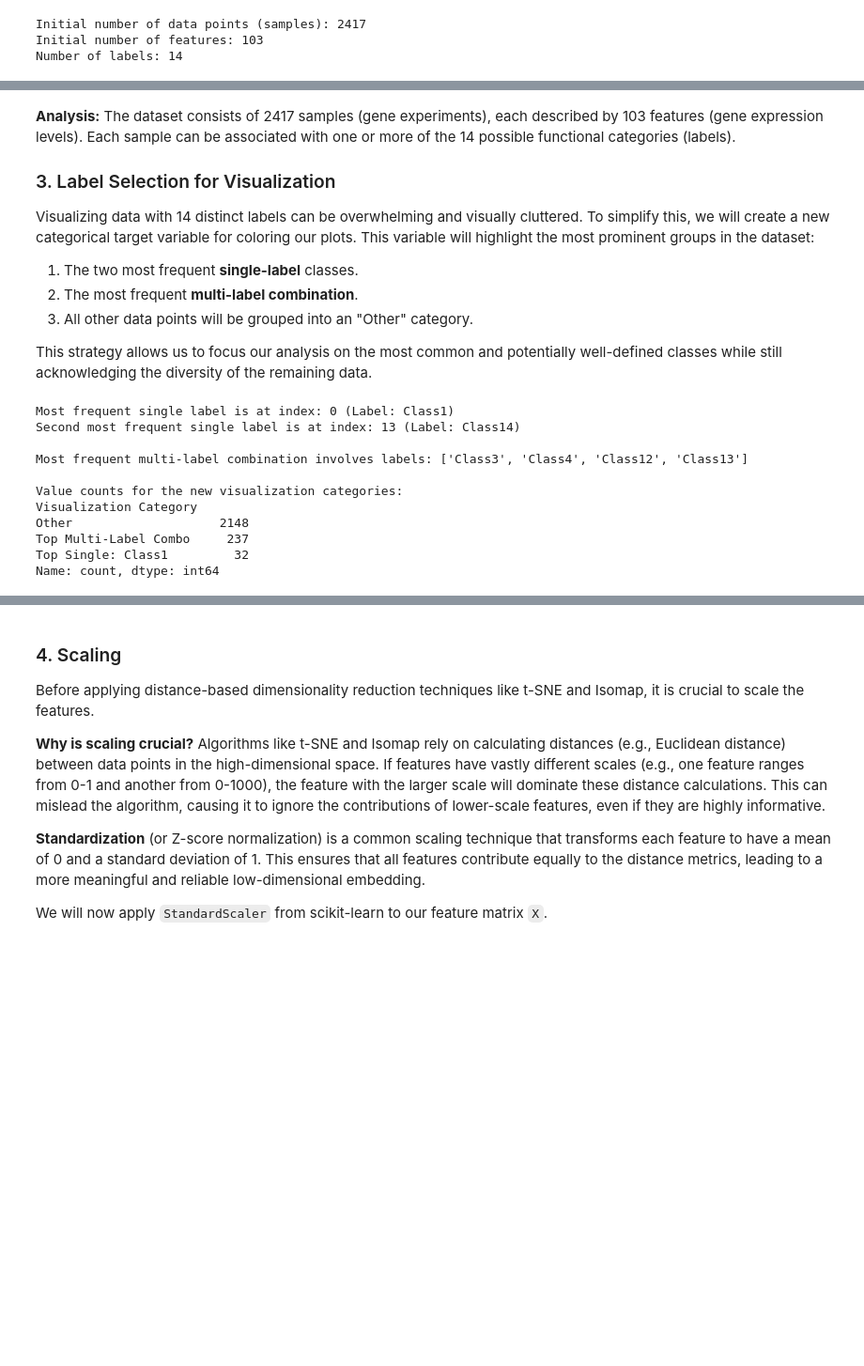
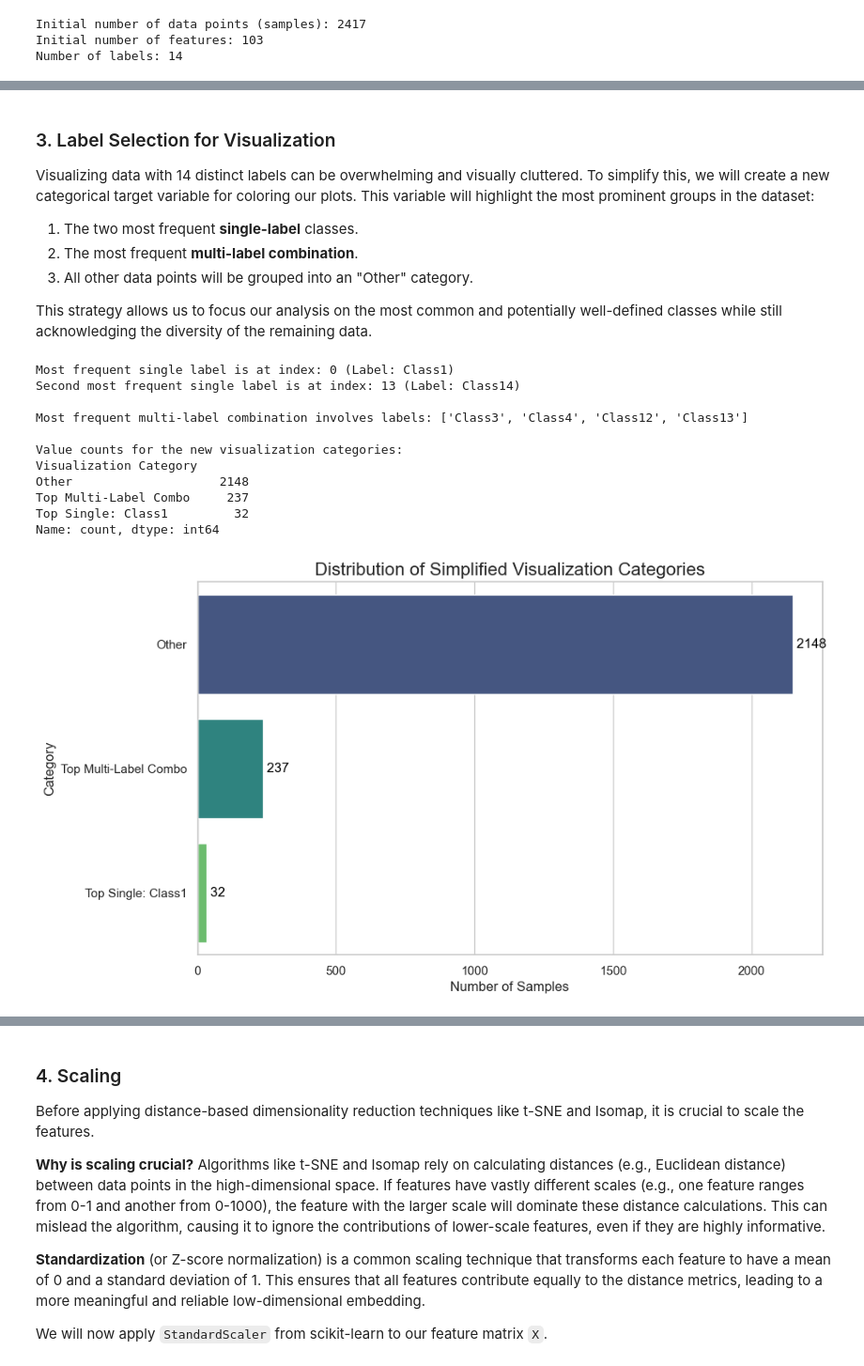
Before and after one commit to Saranath07/Assignment-5-DA5401-da25e003, a Jupyter notebook: da25e003_Assignment_5.ipynb, the cells around one changed output, grey strips where cells are left out. Shown at 94% size. Cells and saved outputs as stored; diff of their text form; code cells hidden in the pictures; blank space fills up the shorter version.

```diff
--- a/da25e003_Assignment_5.ipynb
+++ b/da25e003_Assignment_5.ipynb
@@ -74,5 +124,5 @@ Number of labels: 14
 # %% [markdown]
-**Analysis:** The dataset consists of 2417 samples (gene experiments), each described by 103 features (gene expression levels). Each sample can be associated with one or more of the 14 possible functional categories (labels).
+
 
 ### 3. Label Selection for Visualization
 
@@ -128,30 +178,43 @@ for i in range(num_samples):
     # Check if it's the top single label
     if single_label_mask[i] and instance_labels[top_1_single_label_idx] == 1:
         color_map.append(f"Top Single: {label_names[top_1_single_label_idx]}")
     # Check if it's the second top single label
     elif single_label_mask[i] and instance_labels[top_2_single_label_idx] == 1:
         color_map.append(f"2nd Single: {label_names[top_2_single_label_idx]}")
     # Check if it's the top multi-label combination
     elif multi_label_mask[i] and np.array_equal(instance_labels, most_common_multi_combo_np):
         color_map.append("Top Multi-Label Combo")
     # Otherwise, classify as 'Other'
     else:
         color_map.append("Other")
 
 # Convert to a pandas Series for easy plotting and analysis
 color_map_series = pd.Series(color_map, name="Visualization Category")
 
 print("\nValue counts for the new visualization categories:")
 print(color_map_series.value_counts())
+plt.figure(figsize=(10, 6))
+category_counts = color_map_series.value_counts()
+ax = sns.barplot(x=category_counts.values, y=category_counts.index, palette='viridis')
+plt.title('Distribution of Simplified Visualization Categories', fontsize=16)
+plt.xlabel('Number of Samples', fontsize=12)
+plt.ylabel('Category', fontsize=12)
+
+# Add count annotations to the bars for clarity
+for index, value in enumerate(category_counts.values):
+    ax.text(value, index, f' {value}', color='black', ha="left", va="center")
+
+plt.show()
 # %% [output]
 Most frequent single label is at index: 0 (Label: Class1)
 Second most frequent single label is at index: 13 (Label: Class14)
 
 Most frequent multi-label combination involves labels: ['Class3', 'Class4', 'Class12', 'Class13']
 
 Value counts for the new visualization categories:
 Visualization Category
 Other                    2148
 Top Multi-Label Combo     237
 Top Single: Class1         32
 Name: count, dtype: int64
+[figure, added]
```
Also changed, not shown: parts of 25 cells of this notebook, 2 other files.
